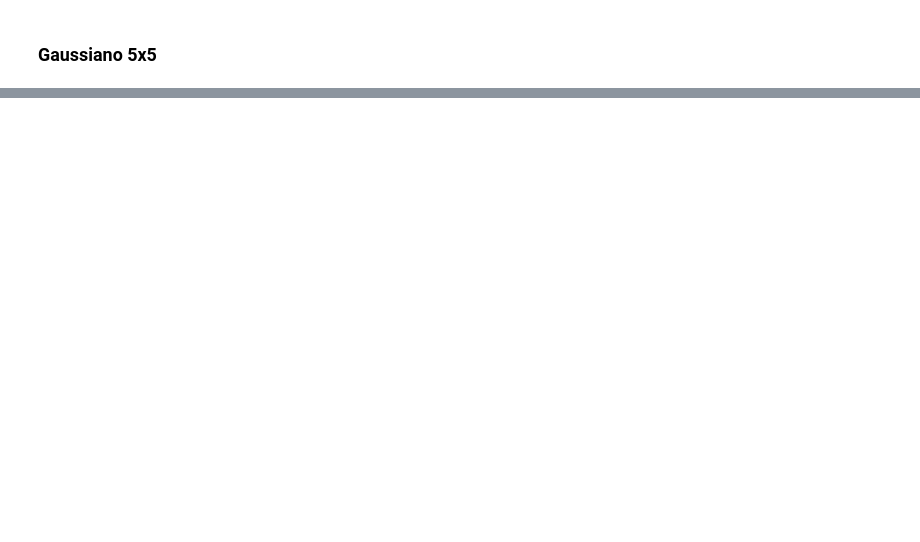
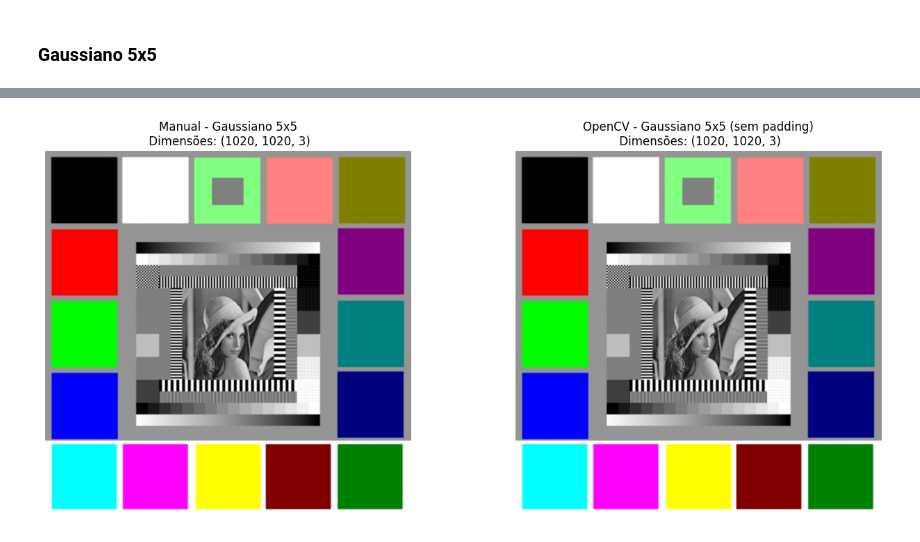
Before and after one commit to adriel1ft/atrous-correlation, a Jupyter notebook: completo.ipynb, the cells around one changed output, grey strips where cells are left out. Saved outputs shown, nothing was run; the diff lists cells and outputs as text; code cells hidden in the pictures; blank space fills up the shorter version.

```diff
--- a/completo.ipynb
+++ b/completo.ipynb
@@ -267 +250,25 @@ def processar_imagem_rgb(r: np.ndarray, g: np.ndarray, b: np.ndarray,
+# %%
+def aplicar_filtro_opencv_sem_padding(img: np.ndarray, filtro: np.ndarray) -> np.ndarray:
+    kernel = filtro.astype(np.float32) / filtro.sum()
+    pad_h = filtro.shape[0] // 2
+    pad_w = filtro.shape[1] // 2
+
+    img_filtrada = cv2.filter2D(img.astype(np.float32), -1, kernel, borderType=cv2.BORDER_CONSTANT)
+
+    return np.clip(img_filtrada[pad_h:-pad_h, pad_w:-pad_w], 0, 255).astype(np.uint8)
+
+def visualizar_comparacao(img_manual, img_opencv_nop, nome_filtro: str):
+    imagens = [
+        (img_manual,     f"Manual - {nome_filtro}\n Dimensões: {img_manual.shape}"),
+        (img_opencv_nop, f"OpenCV - {nome_filtro} (sem padding)\n Dimensões: {img_opencv_nop.shape}"),
+    ]
+
+    fig, axs = plt.subplots(1, 2, figsize=(14, 6))
+    for ax, (img, titulo) in zip(axs, imagens):
+        ax.imshow(img)
+        ax.set_title(titulo)
+        ax.axis("off")
+
+    plt.tight_layout()
+    plt.show()
 # %% [markdown]
@@ -325,0 +317,7 @@ array([[[149, 149, 149],
+# %%
+# Comparação - Manual vs OpenCV (sem padding)
+imagem_resultante_opencv_nop = aplicar_filtro_opencv_sem_padding(img, filtro_gauss5_5)
+
+visualizar_comparacao(imagem_resultante, imagem_resultante_opencv_nop, "Gaussiano 5x5")
+# %% [output]
+[figure, added]
```
Also changed, not shown: parts of 5 cells of this notebook.
